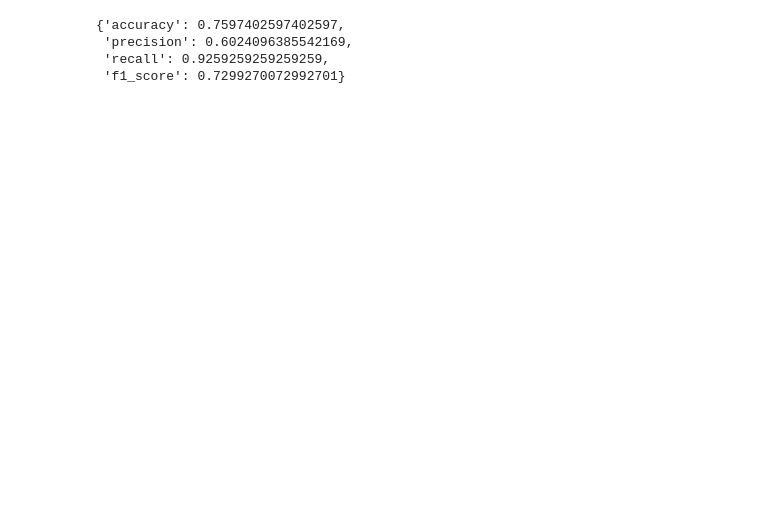
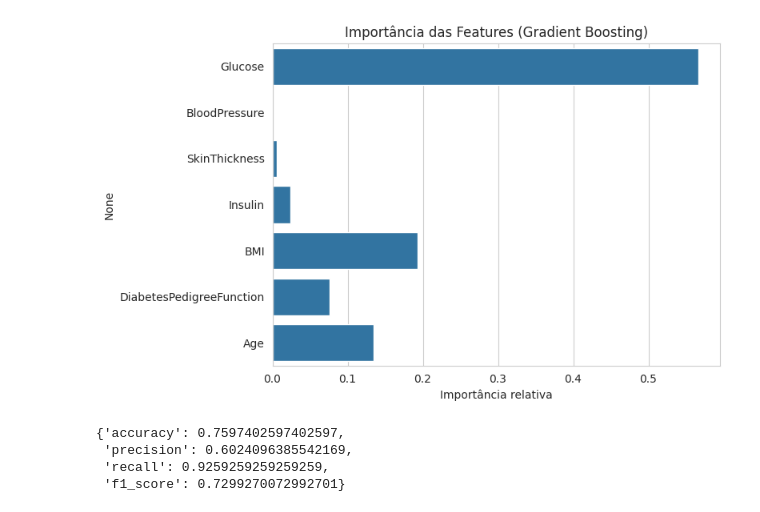
Before and after one commit to felipewww/ai-diabetes-diagnosis, a Jupyter notebook: src/model-final.ipynb, the cells around one changed output. Cells and saved outputs as stored; diff of their text form; code cells hidden in the pictures; blank space fills up the shorter version.

Commit message:
shap and feat importance

```diff
--- a/src/model-final.ipynb
+++ b/src/model-final.ipynb
@@ -112,4 +114,10 @@ def evaluate(y_true, y_pred):
 # %%
 train_set, train_labels, test_set, test_labels = stratify(df, labels)
 train_prepared = prepare_train(train_set)
+# %%
+from sklearn.ensemble import GradientBoostingClassifier
+
+model = GradientBoostingClassifier(n_estimators=25, learning_rate=0.4, max_depth=1, random_state=42)
+# %% [output]
+[figure, added]
 # %%
```
Also changed, not shown: parts of 5 cells of this notebook, 2 other files.
